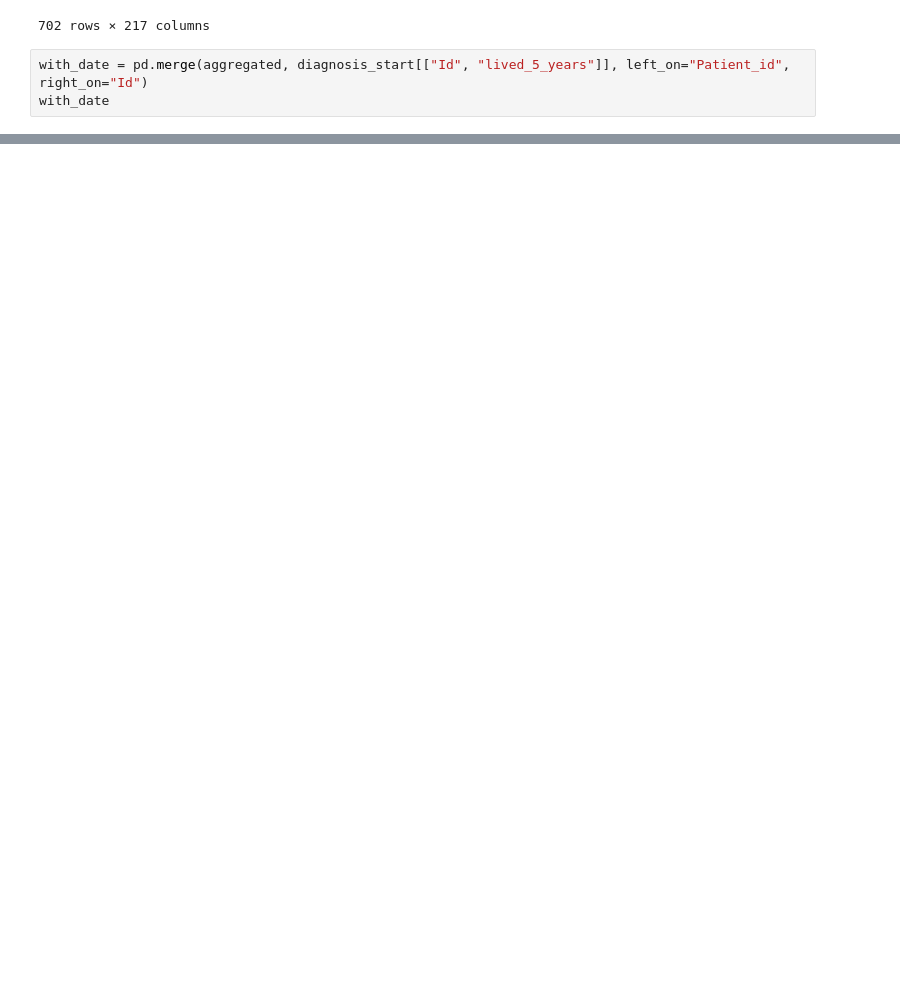
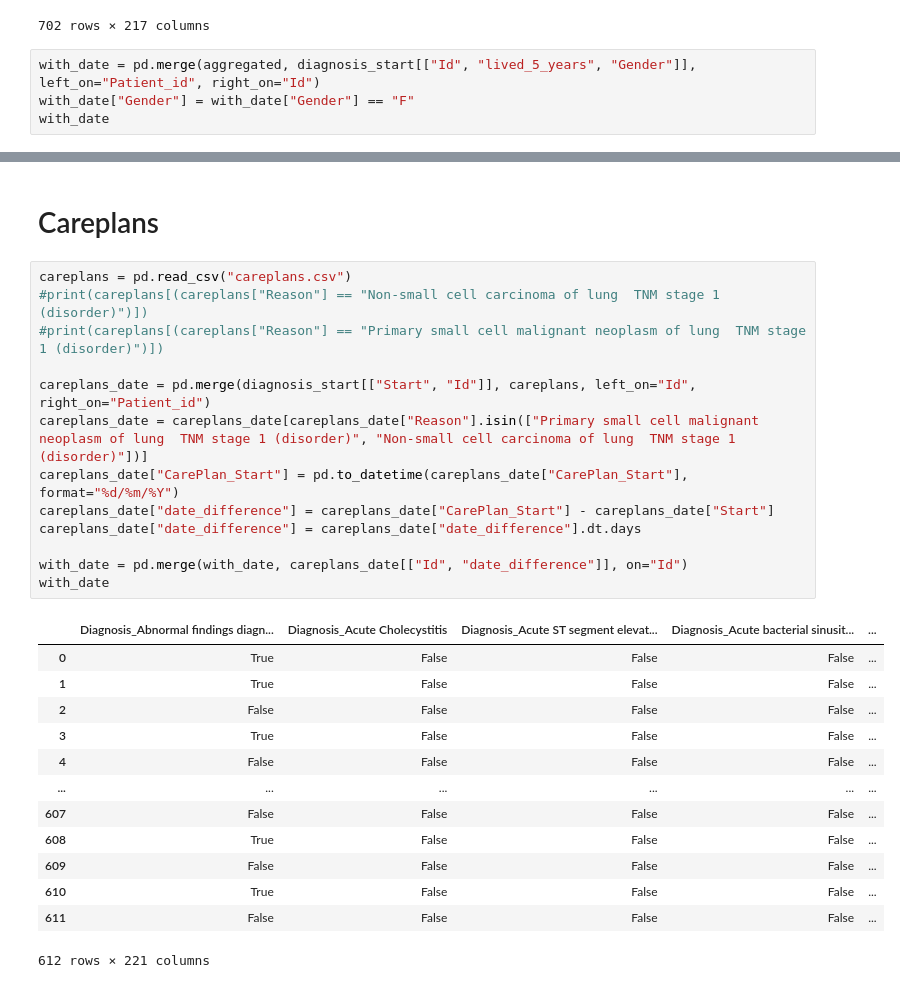
Before and after one commit to OPuusalu/DS-Project, a Jupyter notebook: Data/trainData/DS_Project.ipynb, the cells around one changed output, grey strips where cells are left out. Drawn from its saved outputs; the diff is of its cells as text; blank space fills up the shorter version.

```diff
--- a/Data/trainData/DS_Project.ipynb
+++ b/Data/trainData/DS_Project.ipynb
@@ -99,7 +103,8 @@ aggregated
 | ff14e39d-65a6-aa9a-b339-79c55dae689e | False | False | False | False | ... |
 702 rows × 217 columns
 # %%
-with_date = pd.merge(aggregated, diagnosis_start[["Id", "lived_5_years"]], left_on="Patient_id", right_on="Id")
+with_date = pd.merge(aggregated, diagnosis_start[["Id", "lived_5_years", "Gender"]], left_on="Patient_id", right_on="Id")
+with_date["Gender"] = with_date["Gender"] == "F"
 with_date
 # %% [output]
 |  | Diagnosis_Abnormal findings diagn... | Diagnosis_Acute Cholecystitis | Diagnosis_Acute ST segment elevat... | Diagnosis_Acute bacterial sinusit... | ... |
@@ -166,0 +123,29 @@ procedures
+# %% [markdown]
+# Careplans
+# %%
+careplans = pd.read_csv("careplans.csv")
+#print(careplans[(careplans["Reason"] == "Non-small cell carcinoma of lung  TNM stage 1 (disorder)")])
+#print(careplans[(careplans["Reason"] == "Primary small cell malignant neoplasm of lung  TNM stage 1 (disorder)")])
+
+careplans_date = pd.merge(diagnosis_start[["Start", "Id"]], careplans, left_on="Id", right_on="Patient_id")
+careplans_date = careplans_date[careplans_date["Reason"].isin(["Primary small cell malignant neoplasm of lung  TNM stage 1 (disorder)", "Non-small cell carcinoma of lung  TNM stage 1 (disorder)"])]
+careplans_date["CarePlan_Start"] = pd.to_datetime(careplans_date["CarePlan_Start"], format="%d/%m/%Y")
+careplans_date["date_difference"] = careplans_date["CarePlan_Start"] - careplans_date["Start"]
+careplans_date["date_difference"] = careplans_date["date_difference"].dt.days
+
+with_date = pd.merge(with_date, careplans_date[["Id", "date_difference"]], on="Id")
+with_date
+# %% [output]
+|  | Diagnosis_Abnormal findings diagn... | Diagnosis_Acute Cholecystitis | Diagnosis_Acute ST segment elevat... | Diagnosis_Acute bacterial sinusit... | ... |
+| 0 | True | False | False | False | ... |
+| 1 | True | False | False | False | ... |
+| 2 | False | False | False | False | ... |
+| 3 | True | False | False | False | ... |
+| 4 | False | False | False | False | ... |
+| ... | ... | ... | ... | ... | ... |
+| 607 | False | False | False | False | ... |
+| 608 | True | False | False | False | ... |
+| 609 | False | False | False | False | ... |
+| 610 | True | False | False | False | ... |
+| 611 | False | False | False | False | ... |
+612 rows × 221 columns
```
Also changed, not shown: parts of 8 cells of this notebook.
